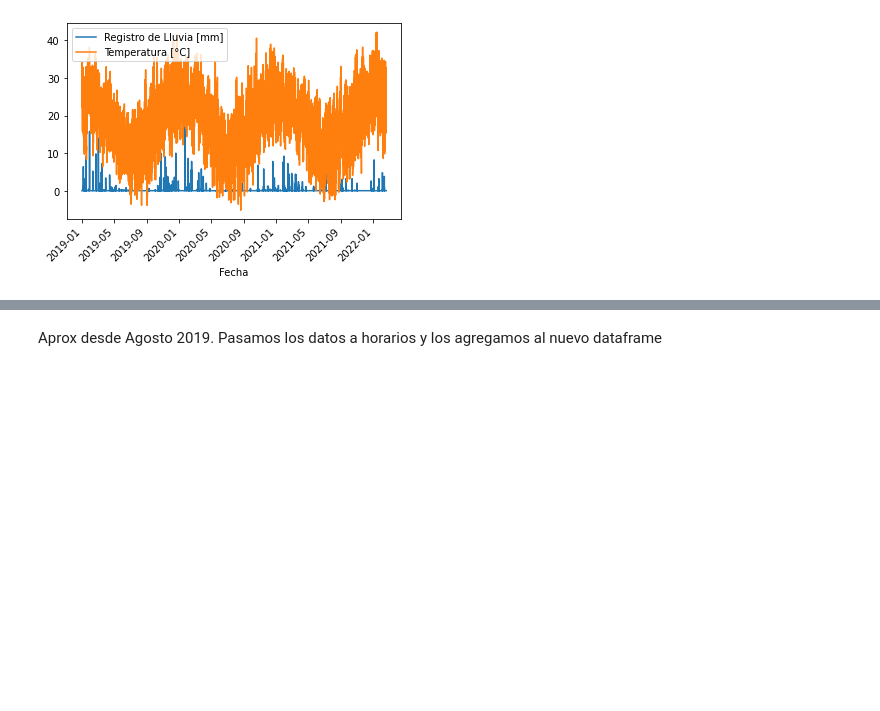
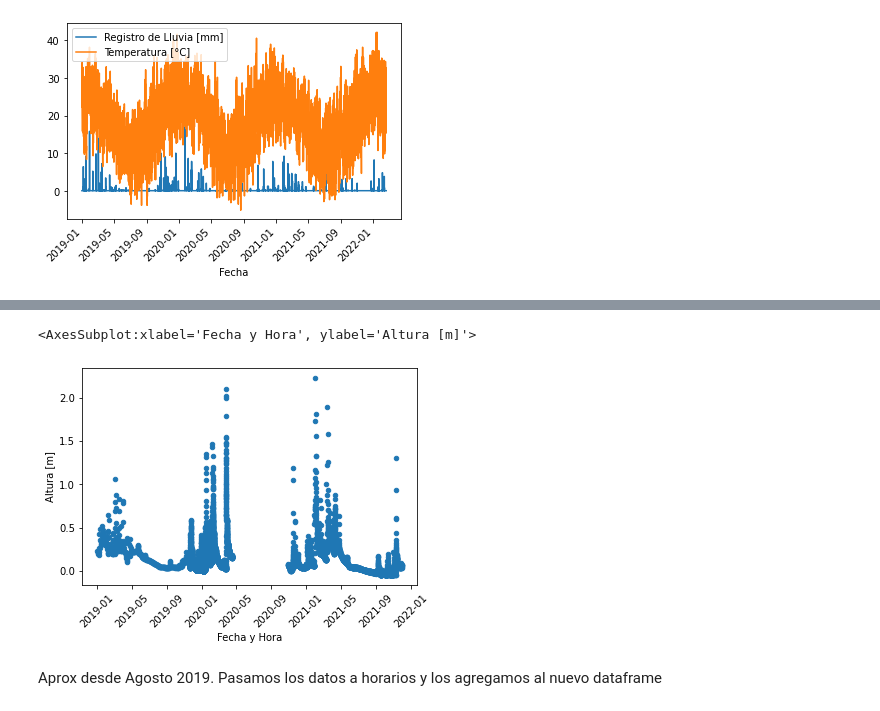
Before and after one commit to JulianGiles/flash_flood_ML, a Jupyter notebook: data_selection_and_comparison.ipynb, the cells around one changed output, grey strips where cells are left out. Drawn from its saved outputs; the diff is of its cells as text; code cells hidden in the pictures; blank space fills up the shorter version.

```diff
--- a/data_selection_and_comparison.ipynb
+++ b/data_selection_and_comparison.ipynb
@@ -295,3 +318,8 @@ datos['Rio Cuarto'].plot(x='Fecha',  y=['Registro de Lluvia [mm]', 'Temperatura
+# %%
+datos['Tincunaco'].plot.scatter(x='Fecha y Hora', y='Altura [m]', rot=45)
+# %% [output]
+<AxesSubplot:xlabel='Fecha y Hora', ylabel='Altura [m]'>
+[figure, added]
 # %% [markdown]
 Aprox desde Agosto 2019. Pasamos los datos a horarios y los agregamos al nuevo dataframe
 # %%
```
Also changed, not shown: parts of 4 cells of this notebook, 1 other file.
